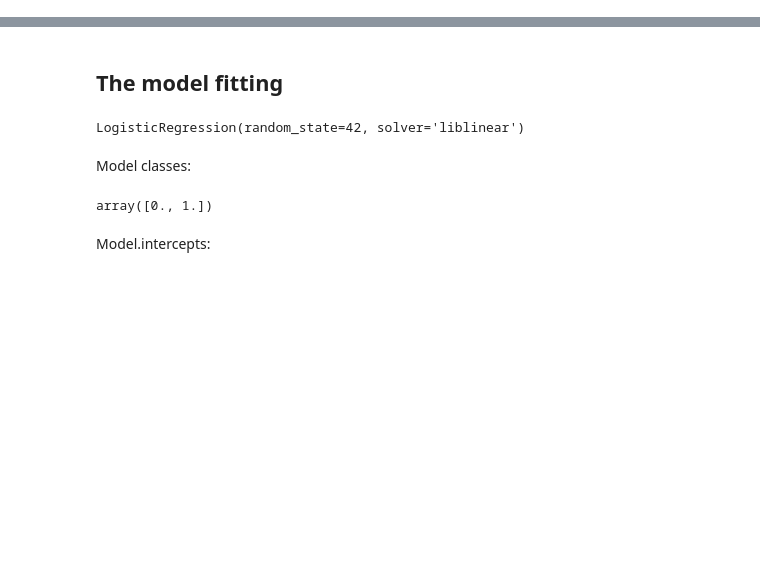
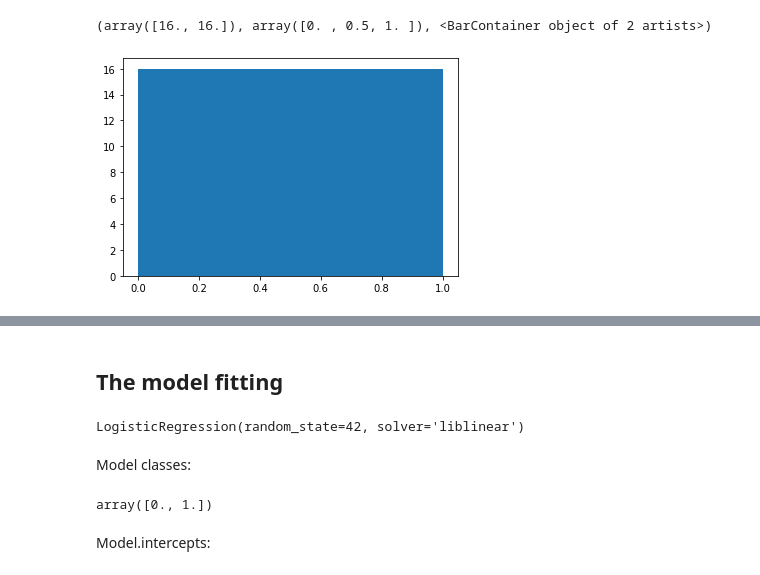
Before and after one commit to patRyserWelch8/Notebooks_Python, a Jupyter notebook: Application of ML Algorithms/Decision trees and random Forrest/Models_errors_entropy.ipynb, the cells around one changed output, grey strips where cells are left out. Saved outputs shown, nothing was run; the diff lists cells and outputs as text; code cells hidden in the pictures; blank space fills up the shorter version.

```diff
--- a/Application of ML Algorithms/Decision trees and random Forrest/Models_errors_entropy.ipynb
+++ b/Application of ML Algorithms/Decision trees and random Forrest/Models_errors_entropy.ipynb
@@ -59,0 +78,5 @@ array([1., 0., 0., 1., 0., 0., 1., 1., 0., 1., 1., 1., 0., 0., 0., 1., 0.,
+# %%
+plt.hist(y,bins = 2)
+# %% [output]
+(array([16., 16.]), array([0. , 0.5, 1. ]), <BarContainer object of 2 artists>)
+[figure, added]
```
Also changed, not shown: parts of 89 cells of this notebook, 1 other file.
